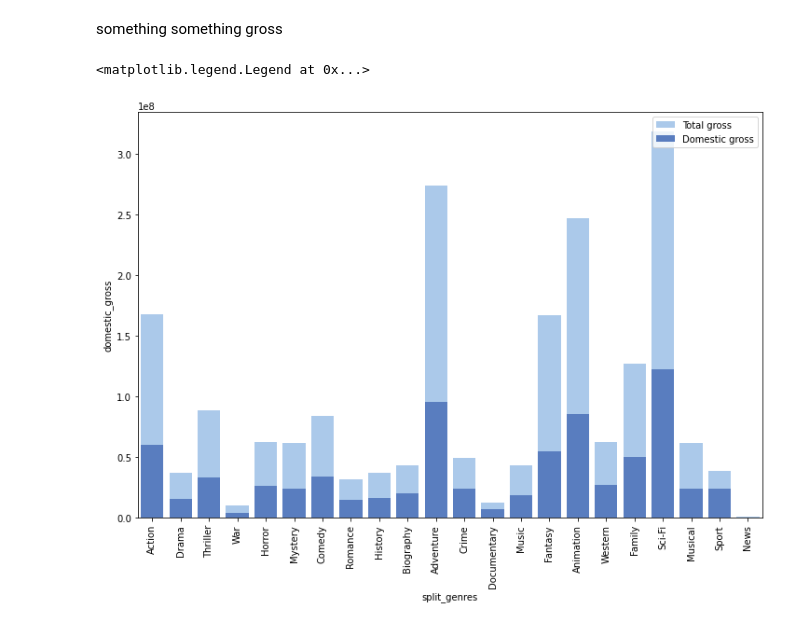
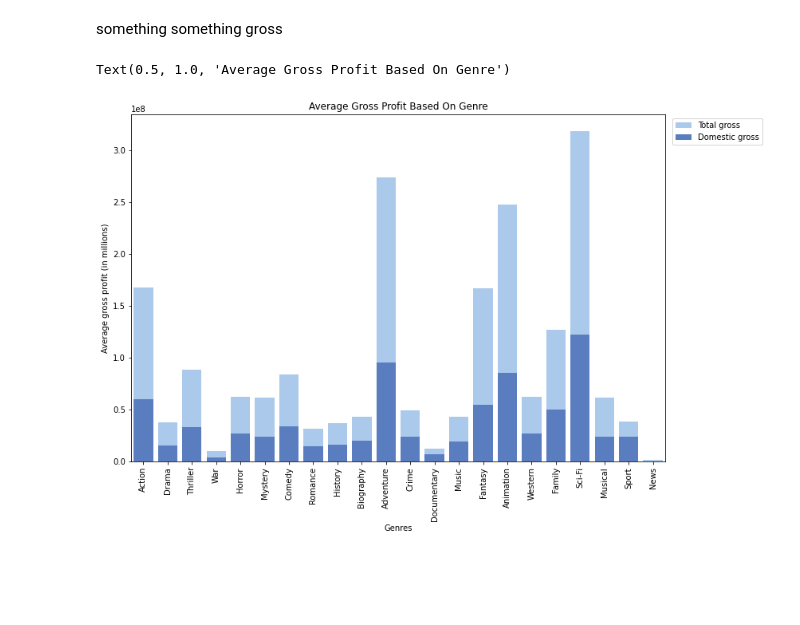
Before and after one commit to nancyho83/Microsoft-Movie-Analysis, a Jupyter notebook: cleaning-and-visualization.ipynb, the cells around one changed output. Cells and saved outputs as stored; diff of their text form; code cells hidden in the pictures; blank space fills up the shorter version.

Commit message:
Added labels to visualizations

```diff
--- a/cleaning-and-visualization.ipynb
+++ b/cleaning-and-visualization.ipynb
@@ -319,13 +327,15 @@ something something gross
 # %%
 f, ax = plt.subplots(figsize=(12,8))
 sns.set_color_codes('pastel')
 sns.barplot(x='split_genres', y='total_gross', data=gross_df, label='Total gross', color='b', ci=None)
 
 sns.set_color_codes('muted')
 sns.barplot(x='split_genres', y='domestic_gross', data=gross_df, label='Domestic gross', color='b', ci=None)
 ax.set_xticklabels(ax.get_xticklabels(), rotation=90)
-ax.legend(loc="upper right", frameon=True)
-ax.set()
+ax.legend(bbox_to_anchor=(1.19, 1), loc="upper right", frameon=True)
+ax.set_xlabel('Genres')
+ax.set_ylabel('Average gross profit (in millions)')
+ax.set_title('Average Gross Profit Based On Genre')
 # %% [output]
-<matplotlib.legend.Legend at 0x...>
+Text(0.5, 1.0, 'Average Gross Profit Based On Genre')
-[figure, old version]
+[figure, new version]
```
Also changed, not shown: parts of 3 cells of this notebook.
